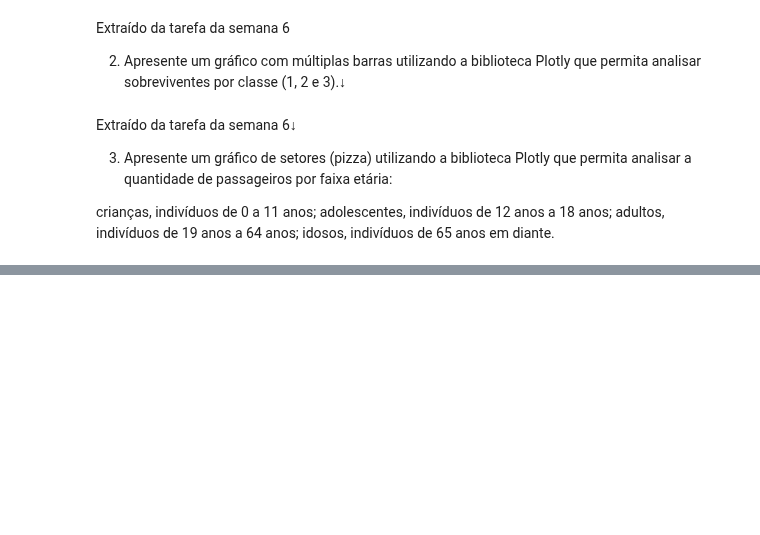
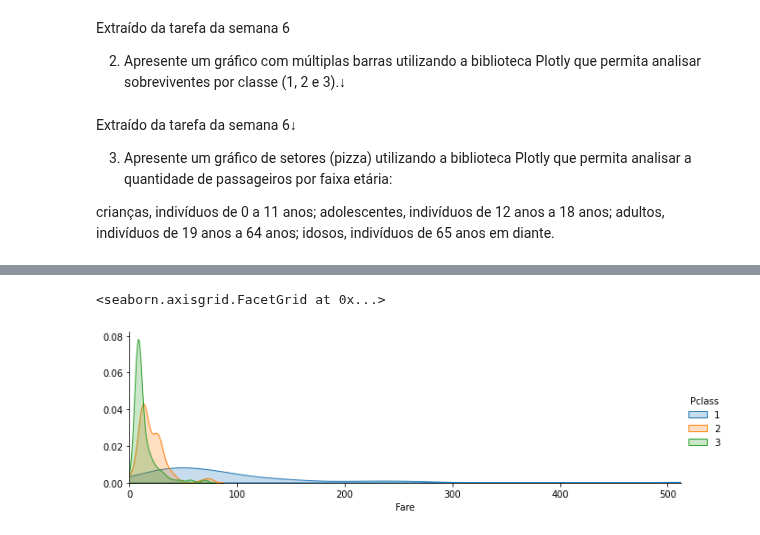
Before and after one commit to pcpiscator/Ciencia-de-dados, a Jupyter notebook: Titanic01.ipynb, the cells around one changed output, grey strips where cells are left out. Drawn from its saved outputs; the diff is of its cells as text; code cells hidden in the pictures; blank space fills up the shorter version.

```diff
--- a/Titanic01.ipynb
+++ b/Titanic01.ipynb
@@ -206,3 +206,6 @@ sns.factorplot('Survived',data=dados, kind='count').set_xticklabels(survived_map
 sns.factorplot('Sex', data=dados, hue='Pclass', kind='count')
 # Distribuição da classe dividida por sexo.
 sns.factorplot('Pclass', data=dados, hue='Sex', kind='count')
+# %%
+dados['is_adult'] = dados.Age.apply(lambda age: age >= 18)
+sns.factorplot('Sex', data=dados, hue='is_adult', kind='count')
@@ -208,0 +264,19 @@ sns.factorplot('Pclass', data=dados, hue='Sex', kind='count')
+# %%
+fig, (ax1, ax2) = plt.subplots(1, 2, figsize=(10, 5))
+
+dados[dados.IsAlone].Description.value_counts().plot(kind='pie', autopct='%.2f%%', ax=ax1, title='Alone people')
+ax1.axis('equal')
+dados[~dados.IsAlone].Description.value_counts().plot(kind='pie', autopct='%.2f%%', ax=ax2, title='People with Family')
+ax2.axis('equal')
+# %%
+def plot_line_graph(x, hue):
+    fig = sns.FacetGrid(dados, hue=hue, aspect=3)
+    fig.map(sns.kdeplot, x, shade=True)
+    fig.set(xlim=(0, dados[x].max()))
+    fig.add_legend()
+    return fig
+
+plot_line_graph('Fare', 'Pclass')
+# %% [output]
+<seaborn.axisgrid.FacetGrid at 0x...>
+[figure, added]
```
Also changed, not shown: parts of 10 cells of this notebook.
